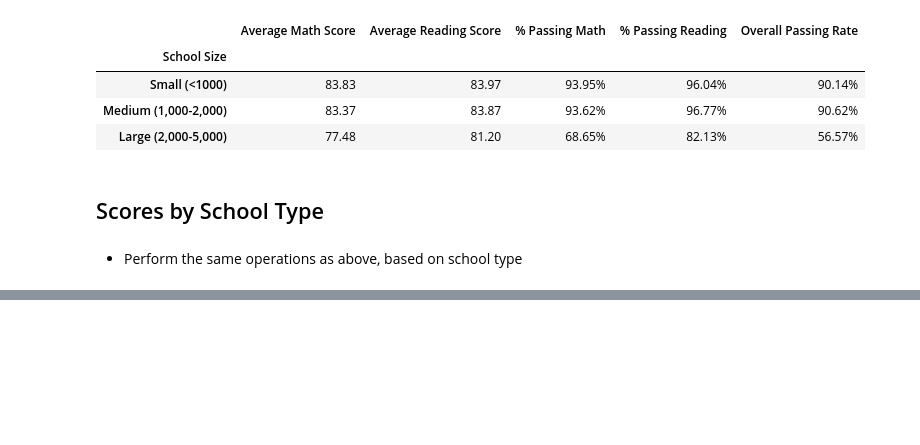
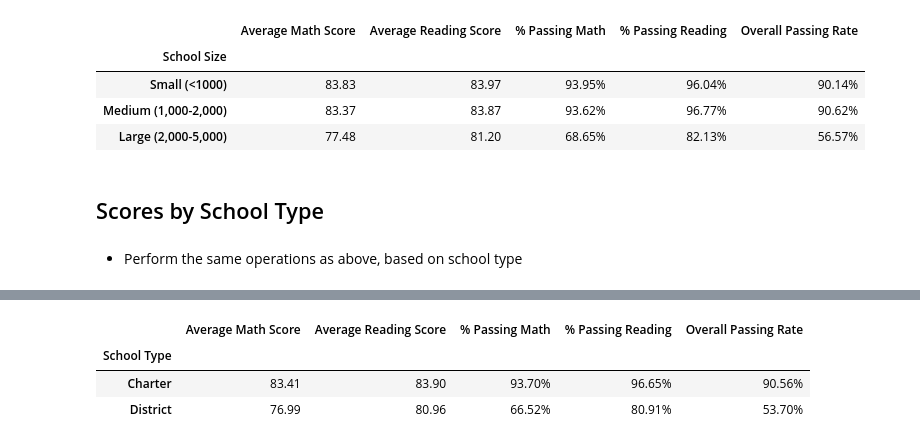
Before and after one commit to nadiaaldrich/pandas-challenge, a Jupyter notebook: PyCitySchools_starter.ipynb, the cells around one changed output, grey strips where cells are left out. Saved outputs shown, nothing was run; the diff lists cells and outputs as text; code cells hidden in the pictures; blank space fills up the shorter version.

```diff
--- a/PyCitySchools_starter.ipynb
+++ b/PyCitySchools_starter.ipynb
@@ -403,7 +403,7 @@ by_type = pd.DataFrame({
     "Overall Passing Rate": percent_overall
 })
 
-    by_type = by_type [[
+by_type = by_type [[
      "Average Math Score",
      "Average Reading Score",
      "% Passing Math",
@@ -411,5 +411,6 @@ by_type = pd.DataFrame({
      "Overall Passing Rate"
  ]]
 
+by_type.index.name = "School Type"
 by_type
 # %% [output]
@@ -416,0 +417,4 @@ IndentationError: unexpected indent (<ipython-input-151-0bcb1b3ff342>, line 19)
+|  | Average Math Score | Average Reading Score | % Passing Math | % Passing Reading | Overall Passing Rate |
+| School Type |  |  |  |  |  |
+| Charter | 83.41 | 83.90 | 93.70% | 96.65% | 90.56% |
+| District | 76.99 | 80.96 | 66.52% | 80.91% | 53.70% |
```
Also changed, not shown: parts of 1 cell of this notebook.
